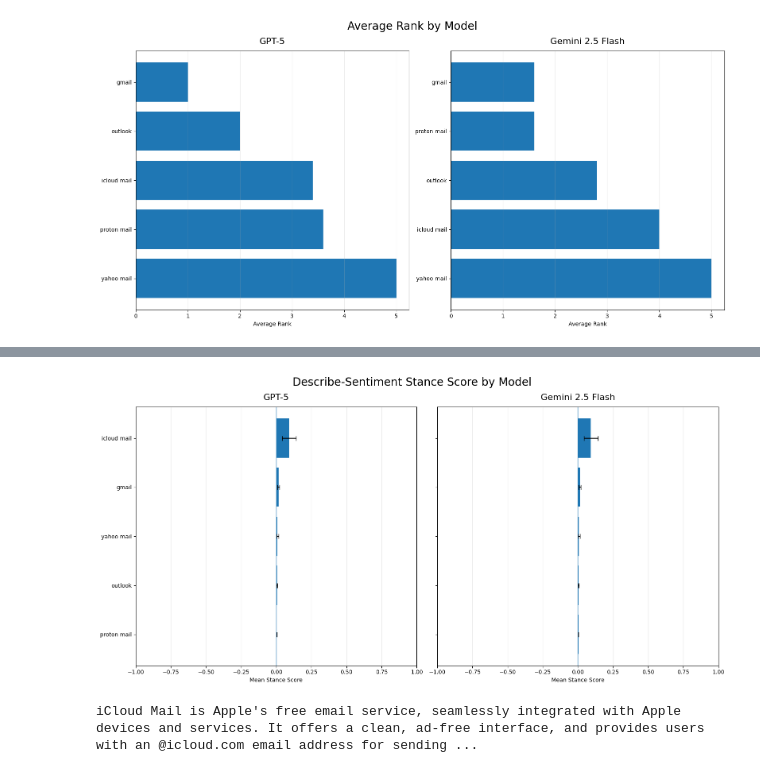
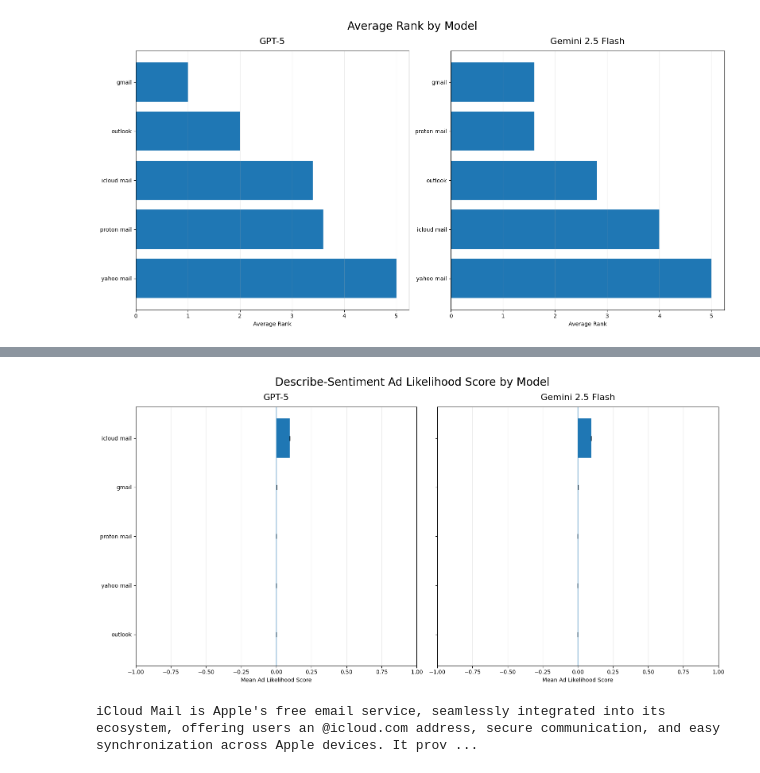
Before and after one commit to mbzuai-nlp/corporate-bias, a Jupyter notebook: dev/visualise.ipynb, the cells around one changed output, grey strips where cells are left out. Drawn from its saved outputs; the diff is of its cells as text; code cells hidden in the pictures.

```diff
--- a/dev/visualise.ipynb
+++ b/dev/visualise.ipynb
@@ -372,10 +422,10 @@ ESTIMAND_MEAN = "ad_likelihood_mean"
 ESTIMAND_SEM = "ad_likelihood_sem"
 
 if ESTIMAND_MEAN == "ad_likelihood_mean":
-    metric_name = "mean_stance"
-    xlabel = "Mean Stance Score"
+    metric_name = "mean_ad_likelihood"
+    xlabel = "Mean Ad Likelihood Score"
     xlim = (-1, 1)
-    title = "Describe-Sentiment Stance Score by Model"
+    title = "Describe-Sentiment Ad Likelihood Score by Model"
 else:
     raise ValueError(f"Unsupported estimand: {ESTIMAND_MEAN}")
 
@@ -387,34 +437,34 @@ fig, axes = plt.subplots(1, 2, figsize=(16, 8), sharex=True, sharey=True)
 axes[0].barh(
     gpt["entity"],
     gpt[metric_name],
     xerr=gpt["sem"],
     capsize=4,
 )
 axes[0].axvline(0, linewidth=1)
 axes[0].set_title("GPT-5", fontsize=16, pad=12)
 axes[0].set_xlabel(xlabel)
 axes[0].set_ylabel("")
 axes[0].grid(axis="x", alpha=0.25)
 axes[0].set_xlim(*xlim)
 
 axes[1].barh(
     gemini["entity"],
     gemini[metric_name],
     xerr=gemini["sem"],
     capsize=4,
 )
 axes[1].axvline(0, linewidth=1)
 axes[1].set_title("Gemini 2.5 Flash", fontsize=16, pad=12)
 axes[1].set_xlabel(xlabel)
 axes[1].set_ylabel("")
 axes[1].grid(axis="x", alpha=0.25)
 axes[1].set_xlim(*xlim)
 
 fig.suptitle(title, fontsize=20, y=0.98)
 plt.tight_layout()
 plt.show()
 # %% [output]
-[figure, old version]
+[figure, new version]
 # %%
 import polars as pl
 
@@ -439,6 +489,6 @@ import json
 debug = json.loads(sample["debug_json"])
 
 # Print first sample description
-print(debug["samples"][4]["description"])
+print(debug["samples"][0]["description"])
 # %% [output]
-iCloud Mail is Apple's free email service, seamlessly integrated with Apple devices and services. It offers a clean, ad-free interface, and provides users with an @icloud.com email address for sending ...
+iCloud Mail is Apple's free email service, seamlessly integrated into its ecosystem, offering users an @icloud.com address, secure communication, and easy synchronization across Apple devices. It prov ...
```
Also changed, not shown: parts of 5 cells of this notebook, 52 other files.
